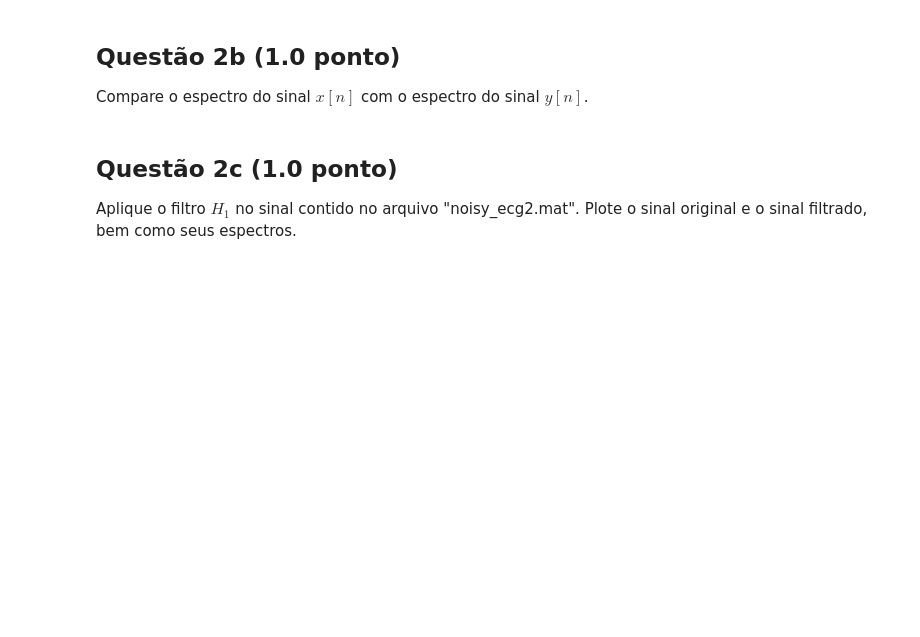
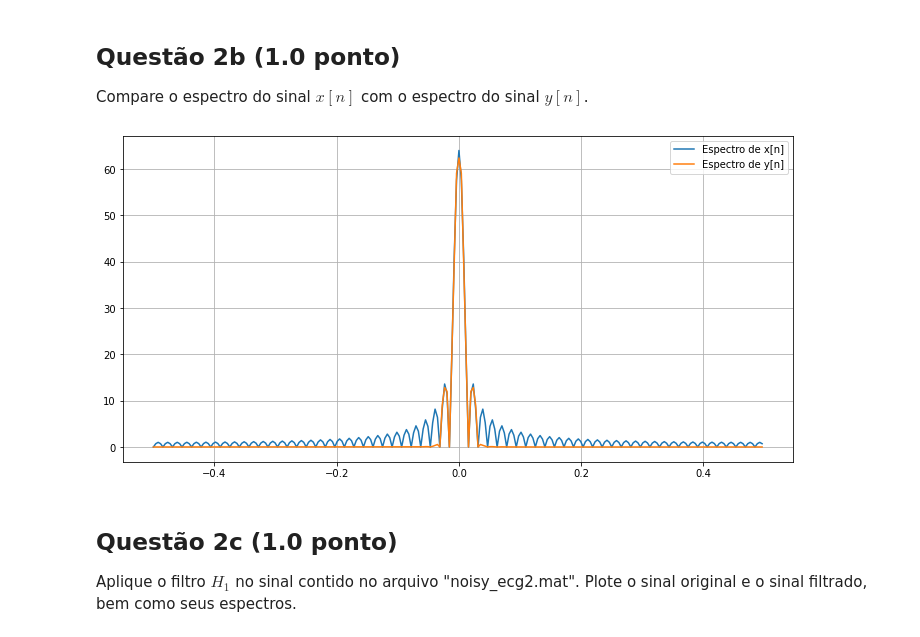
Before and after one commit to yantavares/sstd, a Jupyter notebook: Projeto_3/projeto3.ipynb, the cells around one changed output. Cells and saved outputs as stored; diff of their text form; code cells hidden in the pictures; blank space fills up the shorter version.

```diff
--- a/Projeto_3/projeto3.ipynb
+++ b/Projeto_3/projeto3.ipynb
@@ -69,3 +153,34 @@ Compare o espectro do sinal $x\left[n\right]$ com o espectro do sinal $y\left[n\
+# %%
+# Define o sinal x[n]
+N = 256
+n = np.arange(N)
+x = np.where(n < 64, 1, 0)
+
+# Define o filtro passa-baixas ideal H1
+f_c = 1/16
+t = np.arange(-N//2, N//2)
+h1 = fftshift(f_c * np.sinc(f_c * t))  # a função sinc é a transformada inversa de Fourier de um filtro passa-baixas ideal
+
+# Aplica o filtro ao sinal no domínio da frequência
+X = fft(x)
+H1 = fft(h1)
+Y = X * H1
+y = np.real(ifft(Y))
+
+# Calcula o espectro do sinal x[n] e do sinal y[n]
+frequencies = fftshift(fftfreq(N))
+X_shifted = fftshift(np.abs(X))
+Y_shifted = fftshift(np.abs(Y))
+
+# Plota o espectro do sinal x[n] e do sinal y[n]
+plt.figure(figsize=(12,6))
+plt.plot(frequencies, X_shifted, label='Espectro de x[n]')
+plt.plot(frequencies, Y_shifted, label='Espectro de y[n]')
+plt.legend()
+plt.grid(True)
+plt.show()
+# %% [output]
+[figure, added]
 # %% [markdown]
 ## Questão 2c (1.0  ponto)
 
```
Also changed, not shown: parts of 12 cells of this notebook.
